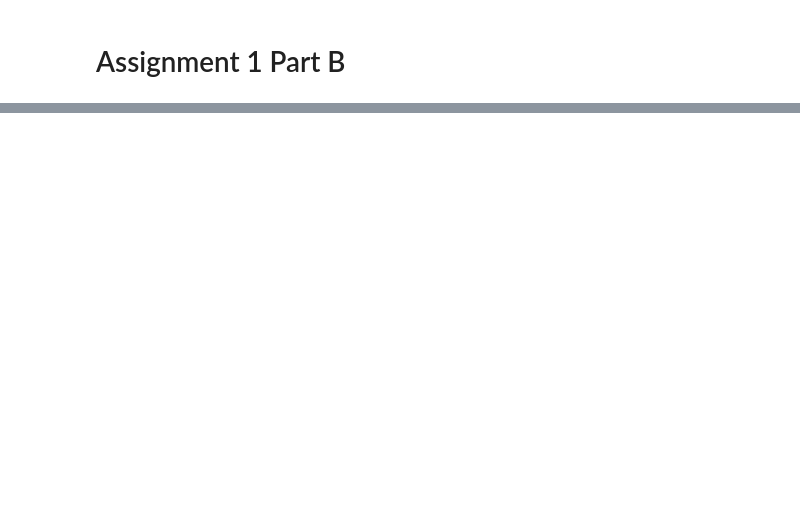
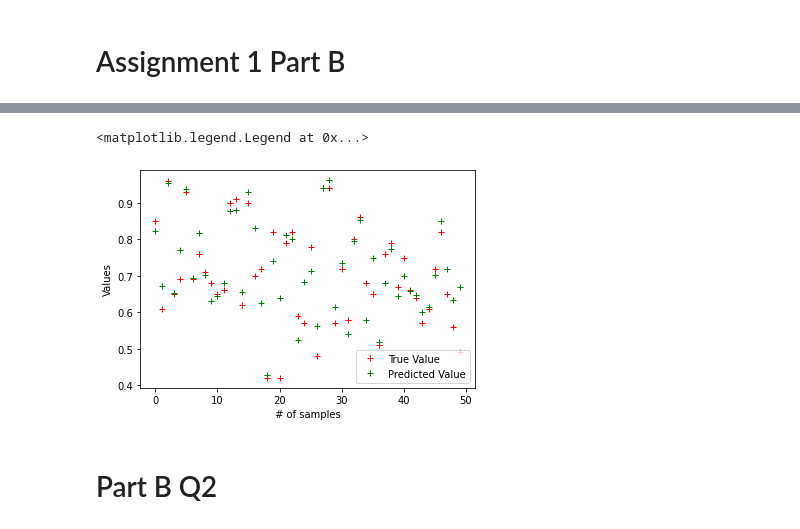
Before and after one commit to FremontTeng/CZ2005-Operarting-System, a Jupyter notebook: CZ4042/Assigment 1/assignment_1b.ipynb, the cells around one changed output, grey strips where cells are left out. Cells and saved outputs as stored; diff of their text form; code cells hidden in the pictures; blank space fills up the shorter version.

Commit message:
Updated Part B

```diff
--- a/CZ4042/Assigment 1/assignment_1b.ipynb
+++ b/CZ4042/Assigment 1/assignment_1b.ipynb
@@ -126,0 +73,11 @@ plt.show()
+# %%
+#read and divide data into test and train sets
+admit_data = np.genfromtxt('admission_predict.csv', delimiter= ',')
+X_data, Y_data = admit_data[1:,1:8], admit_data[1:,-1]
+Y_data = Y_data.reshape(Y_data.shape[0], 1)
+
+idx = np.arange(X_data.shape[0])
+np.random.shuffle(idx)
+X_data, Y_data = X_data[idx], Y_data[idx]
+
+X_data = (X_data- np.mean(X_data, axis=0))/ np.std(X_data, axis=0)
@@ -126,0 +222,12 @@ plt.show()
+# %%
+plt.figure()
+plt.plot(test50Y, 'r+')
+plt.plot(pred50y, 'g+')
+plt.xlabel('# of samples')
+plt.ylabel('Values')
+plt.legend(['True Value', 'Predicted Value'], loc='lower right')
+# %% [output]
+<matplotlib.legend.Legend at 0x...>
+[figure, added]
+# %% [markdown]
+# Part B Q2
```
Also changed, not shown: parts of 42 cells of this notebook.
